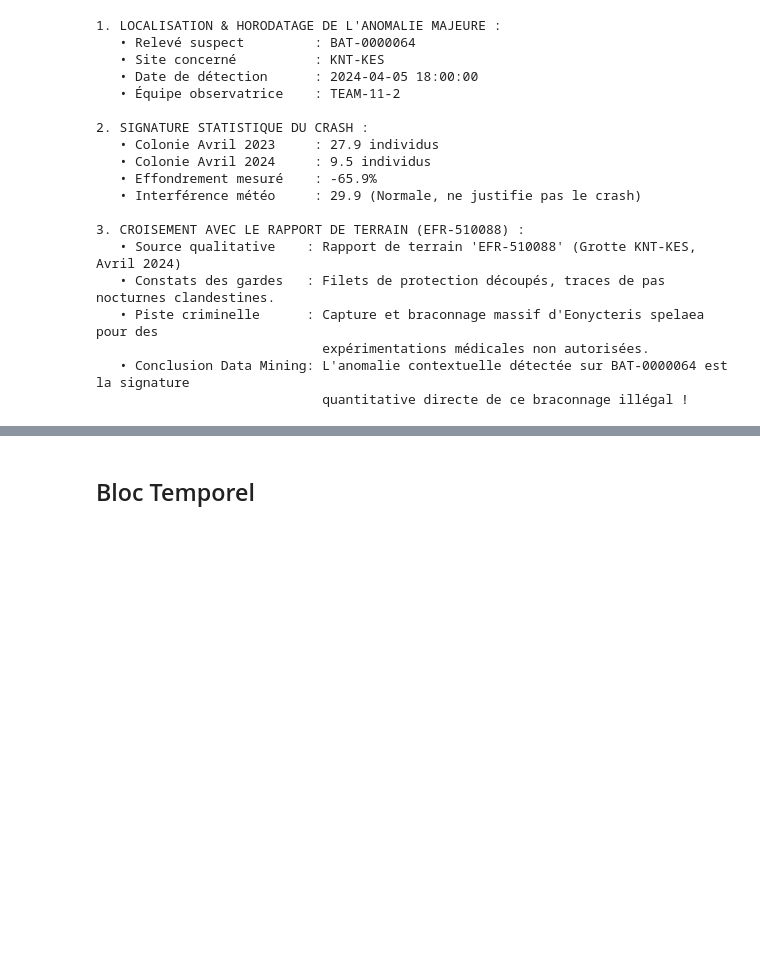
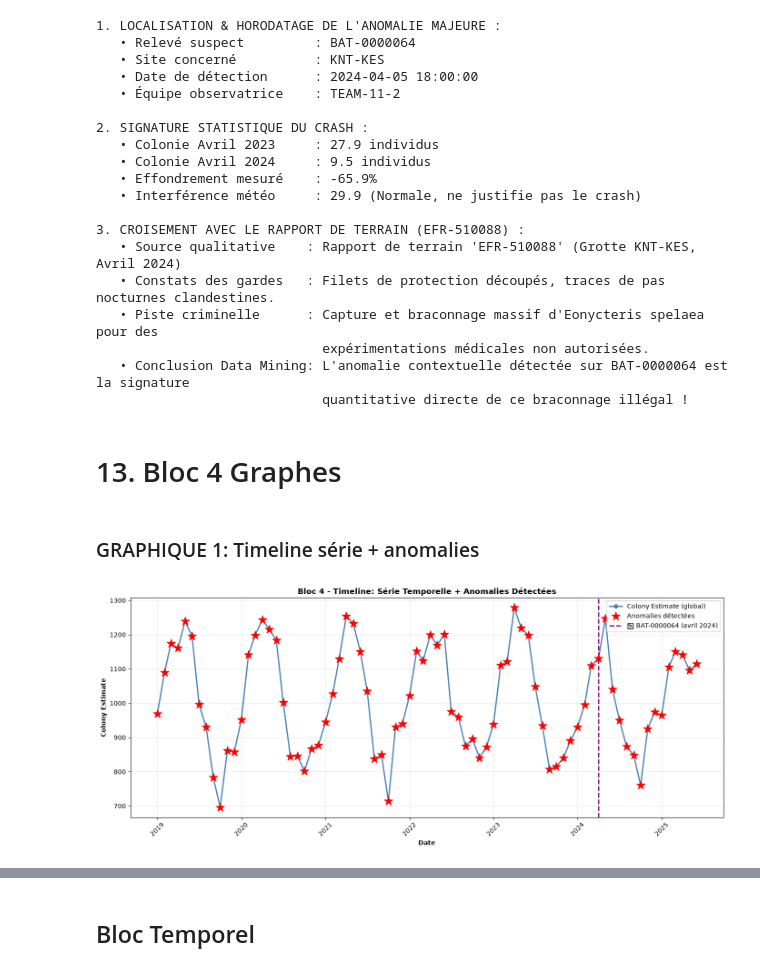
Before and after one commit to HananeDjouadi/G05-DataMining-2627, a Jupyter notebook: data/ecology/bat_surveys.ipynb, the cells around one changed output, grey strips where cells are left out. Saved outputs shown, nothing was run; the diff lists cells and outputs as text; code cells hidden in the pictures; blank space fills up the shorter version.

Commit message:
bloc 4 graphes et processus /ecology

```diff
--- a/data/ecology/bat_surveys.ipynb
+++ b/data/ecology/bat_surveys.ipynb
@@ -1409,3 +1409,35 @@ print(f"                             quantitative directe de ce braconnage illé
                              expérimentations médicales non autorisées.
    • Conclusion Data Mining: L'anomalie contextuelle détectée sur BAT-0000064 est la signature
                              quantitative directe de ce braconnage illégal !
+# %% [markdown]
+# 13. Bloc 4 Graphes
+# %% [markdown]
+### GRAPHIQUE 1: Timeline série + anomalies
+# %%
+# Charger df_analysis (après Bloc 5)
+df_analysis['survey_start'] = pd.to_datetime(df_analysis['survey_start'])
+df_analysis['year_month'] = df_analysis['survey_start'].dt.to_period('M').dt.to_timestamp()
+
+# Série globale + anomalies
+series_global = df_analysis.groupby('year_month')['colony_estimate'].sum().sort_index()
+
+# Anomalies par mois
+monthly_anomalies = df_analysis[df_analysis['zscore_contextual'] != 0].groupby('year_month').size()
+
+plt.figure(figsize=(14, 6))
+plt.plot(series_global.index, series_global.values, marker='o', linewidth=2, color='steelblue', label='Colony Estimate (global)')
+plt.scatter(monthly_anomalies.index, series_global[monthly_anomalies.index], color='red', s=200, marker='*', label='Anomalies détectées', zorder=5)
+
+# Highlight avril 2024
+plt.axvline(x=pd.Timestamp('2024-04-01'), color='purple', linestyle='--', linewidth=2, label='🚨 BAT-0000064 (avril 2024)')
+
+plt.xlabel('Date', fontweight='bold')
+plt.ylabel('Colony Estimate', fontweight='bold')
+plt.title('Bloc 4 - Timeline: Série Temporelle + Anomalies Détectées', fontweight='bold', fontsize=12)
+plt.legend()
+plt.grid(True, alpha=0.3)
+plt.xticks(rotation=45)
+plt.tight_layout()
+plt.show()
+# %% [output]
+[figure, added]
```
Also changed, not shown: parts of 7 cells of this notebook, 1 other file.
